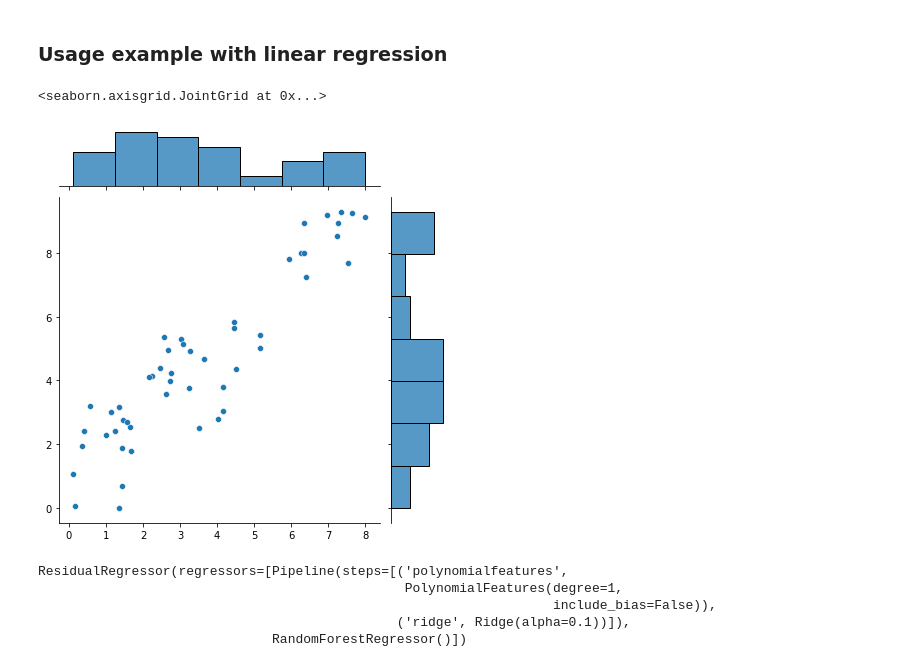
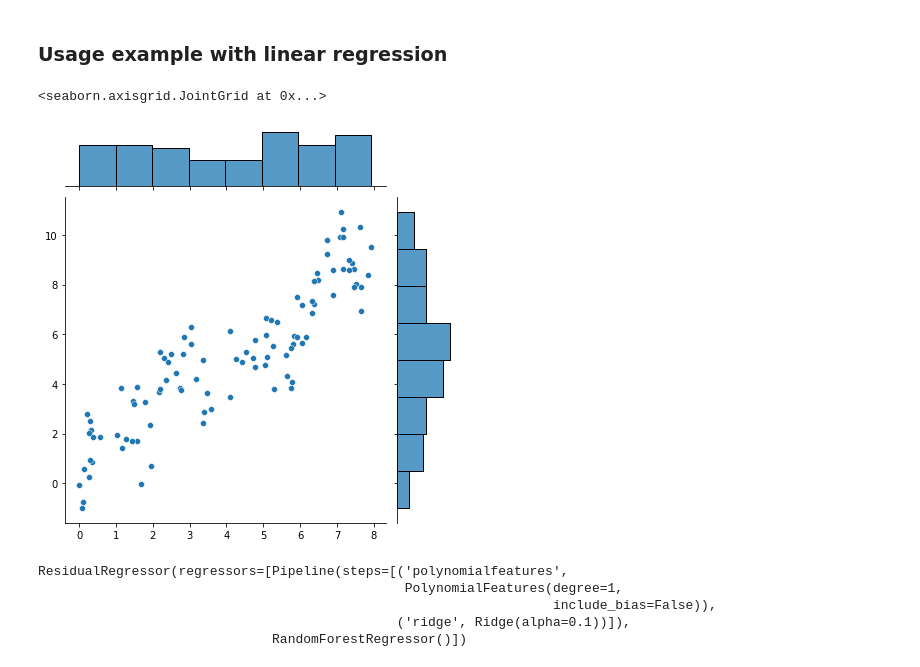
Before and after one commit to AlanGanem/replan, a Jupyter notebook: notebooks_dev/replan.ipynb, the cells around one changed output. Cells and saved outputs as stored; diff of their text form; code cells hidden in the pictures.

```diff
--- a/notebooks_dev/replan.ipynb
+++ b/notebooks_dev/replan.ipynb
@@ -860,25 +869,26 @@ Text(27.125, 0.5, 'inverted Xt_test values')
 ### Usage example with linear regression
 # %%
 xfunc = lambda x: np.sin(x/3) + np.sin(x) + np.sin(3*x) + x
-lendata = 50
+lentrain = 100
+lentest = 500
 noise_ratio = 1
 xrange = 8
 extrapolation_factor = 0.2
 
-X = xrange*np.random.random(lendata).reshape(-1,1)
-X_test = xrange*(np.random.random(lendata).reshape(-1,1)*(1+2*extrapolation_factor) - extrapolation_factor)
+X = xrange*np.random.random(lentrain).reshape(-1,1)
+X_test = xrange*(np.random.random(lentest).reshape(-1,1)*(1+2*extrapolation_factor) - extrapolation_factor)
 
 y = xfunc(X) + noise_ratio*np.random.randn(X.shape[0], 1)
 #true signal without noise in test
 y_test = xfunc(X_test) + noise_ratio*np.random.randn(X_test.shape[0], 1)
 y_test_denoised = xfunc(X_test)
 #X[np.random.choice(np.arange(X.shape[0]), 200)] = np.nan
 #X_test[np.random.choice(np.arange(X_test.shape[0]), 200)] = np.nan
 
 sns.jointplot(X.flatten(),y.flatten())
 # %% [output]
 <seaborn.axisgrid.JointGrid at 0x...>
-[figure, old version]
+[figure, new version]
 # %%
 from sklearn.ensemble import RandomForestRegressor
 from sklearn.preprocessing import PolynomialFeatures
```
Also changed, not shown: parts of 30 cells of this notebook.
